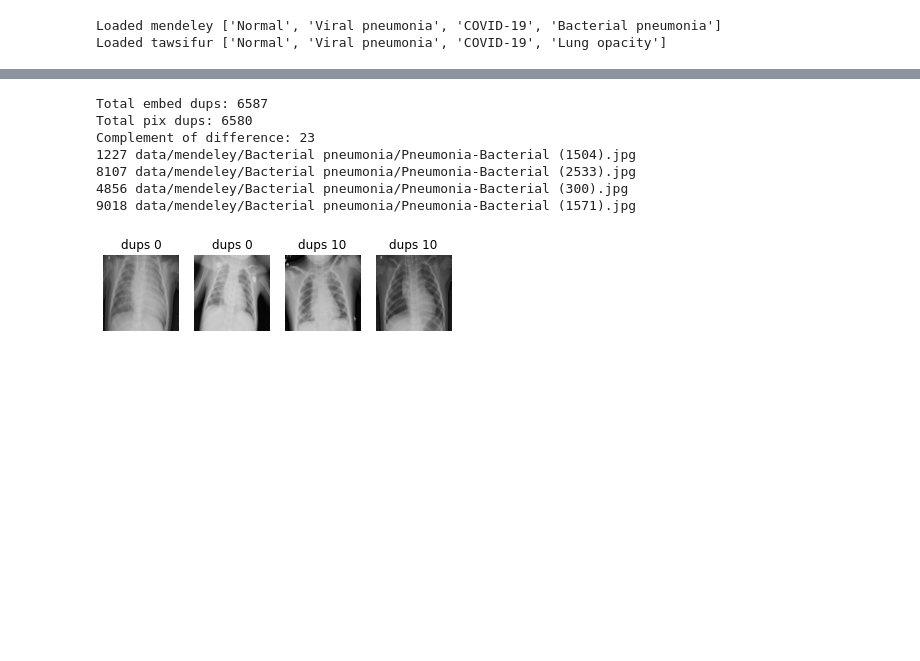
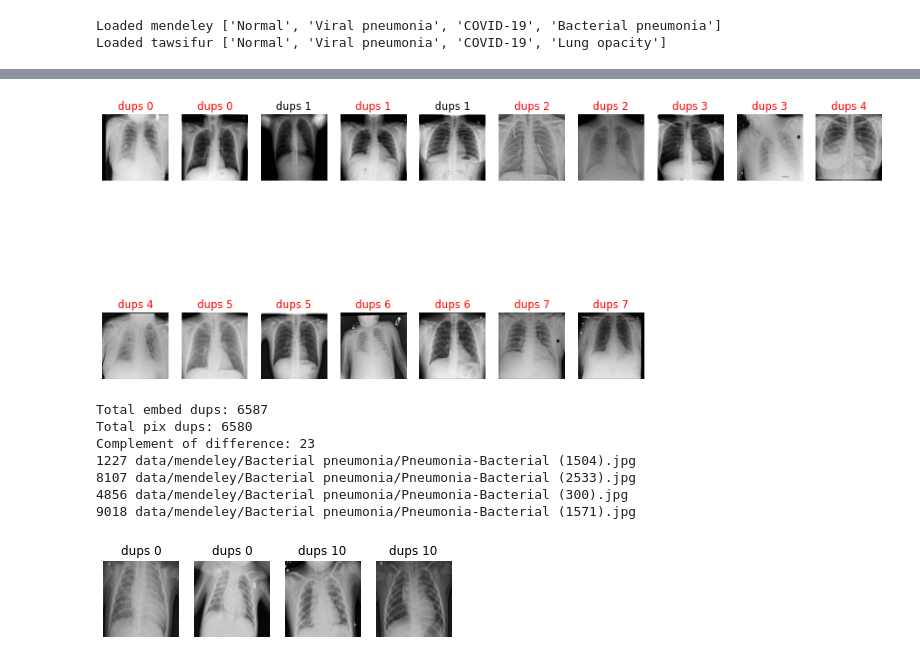
Before and after one commit to joaomarcoscsilva/issues-covid-image-diagnosis, a Jupyter notebook: IndicesIntersect.ipynb, the cells around one changed output, grey strips where cells are left out. Drawn from its saved outputs; the diff is of its cells as text; code cells hidden in the pictures; blank space fills up the shorter version.

Commit message:
Fixed dup counts

```diff
--- a/IndicesIntersect.ipynb
+++ b/IndicesIntersect.ipynb
@@ -94,0 +37,84 @@ E0106 21:45:44.012343  439359 coredump_hook.cc:250] RAW: Remote crash gathering
+# %%
+def report_dups(title, count, ds):
+    print(title + ":", count, "(" + str(round(count / ds.x_all.shape[0] * 1000)/10) + "%)")
+
+def count_dups(groups, ds):
+    dont_count = {}
+    dups_count = 0
+
+    for i in range(ds.x_all.shape[0]):
+        for v in groups:
+            if len(v) > 1 and i not in dont_count and i in v:
+                dups_count += 1
+                for j in v:
+                    if j != i: dont_count[j] = True
+                break
+
+    return dups_count
+
+def show_diff(ds, global_set, max_rows=4):
+    actual_name = ds.name.split("/")[-1]
+    dups = DuplicatesData.load("dup_data/cv_" + actual_name + ".pickle")
+    dups_pix = DuplicatesData.load("dup_data/" + actual_name + "_pix.pickle")
+
+    assert global_set == "embed" or global_set == "pix"
+
+    if global_set == "embed":
+        global_set = dups.indices
+        other_set = dups_pix.indices
+    else:
+        global_set = dups_pix.indices
+        other_set = dups.indices
+
+    diff = global_set - dups.indices.intersection(dups_pix.indices)
+
+    total_dups_two_sets = 0
+    dont_count = {}
+
+    for i in range(ds.x_all.shape[0]):
+        a = False
+        b = False
+
+        for v in dups.indices:
+            if len(v) > 1 and i not in dont_count and i in v:
+                a = True
+                for j in v:
+                    if j != i:
+                        dont_count[j] = True
+                break
+
+        for v in dups_pix.indices:
+            if len(v) > 1 and i not in dont_count and i in v:
+                b = True
+                for j in v:
+                    if j != i:
+                        dont_count[j] = True
+                break
+
+        if a and b:
+            total_dups_two_sets += 1
+
+    report_dups("Total pix dups", count_dups(dups_pix.indices, ds), ds)
+    report_dups("Total embed dups", count_dups(dups.indices, ds), ds)
+    report_dups("Intersection", total_dups_two_sets, ds)
+
+    #assert jnp.all(ds.rng == dups.rng) and jnp.all(ds.rng == dups_pix.rng)
+
+    other_dups_map = {}
+    for group in other_set:
+        if len(group) > 1:
+            for i in group:
+                other_dups_map[i] = True
+
+    imgs = []
+    for v in diff:
+        imgs.append([])
+        if len(v) > 1:
+            for i in v:
+                print(i, ds.paths_all[i])
+                imgs[len(imgs)-1].append({ "img": ds.x_all[i,:,:,:], "color": "red" if i not in other_dups_map else "black" })
+
+    plots.compare_n_images(imgs, rows=max_rows)
+
+show_diff(dataset_tawsifur, "embed")
+# %% [output]
@@ -95,3 +142,4 @@ E0106 21:45:44.012343  439359 coredump_hook.cc:250] RAW: Remote crash gathering
+[figure, added]
 # %%
 def custom_show_diff(ds, global_set, max_rows=4):
     actual_name = ds.name.split("/")[-1]
```
Also changed, not shown: parts of 3 cells of this notebook, 3 other files.
